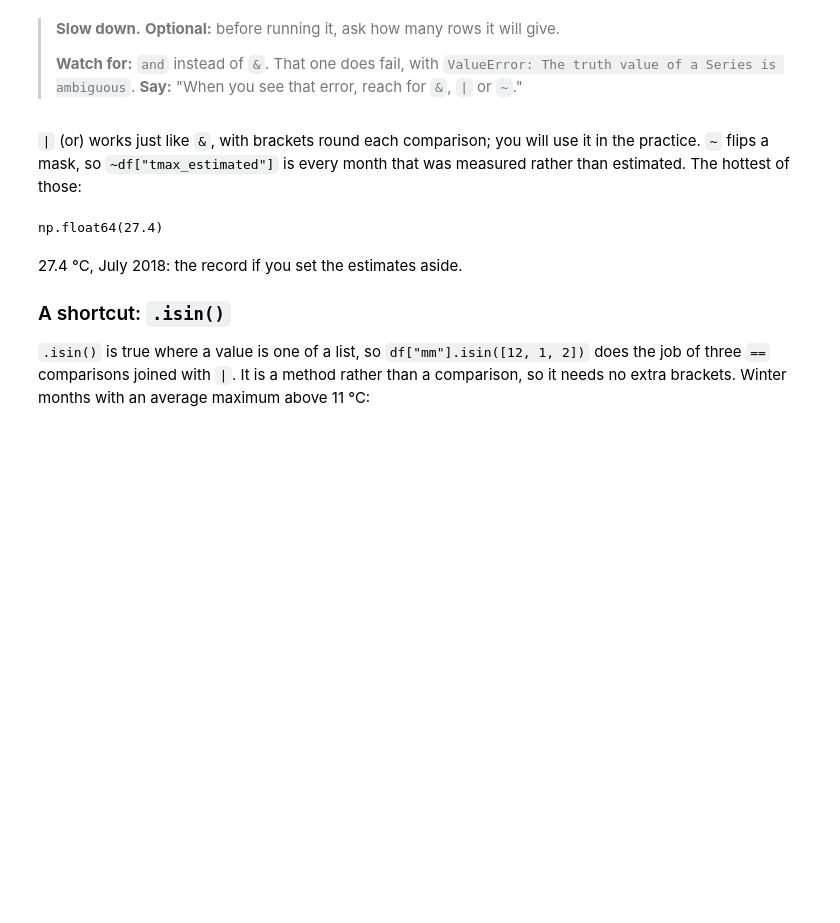
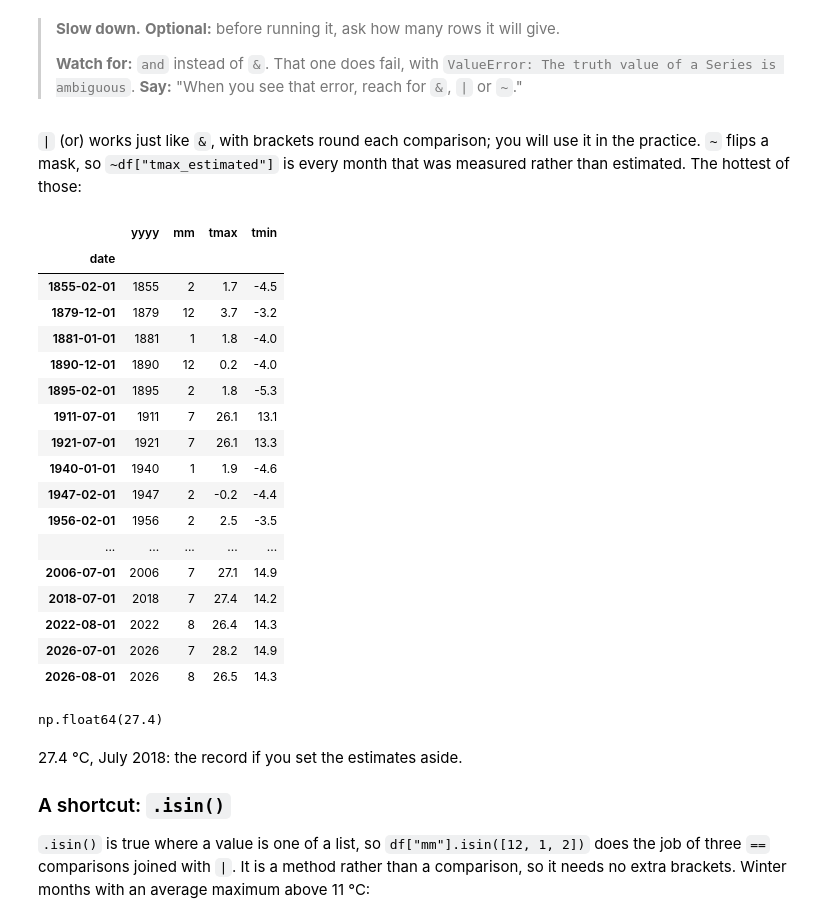
Before and after one commit to cafoala/cfrr-python-for-data-analysis, a Jupyter notebook: instructor/day1_demo.ipynb, the cells around one changed output. Cells and saved outputs as stored; diff of their text form; code cells hidden in the pictures; blank space fills up the shorter version.

```diff
--- a/instructor/day1_demo.ipynb
+++ b/instructor/day1_demo.ipynb
@@ -723,6 +782,28 @@ len(df[df["tmax"] > 23 & df["tmax_estimated"]])
 > **Watch for:** `and` instead of `&`. That one does fail, with `ValueError: The truth value of a Series is ambiguous`. **Say:** "When you see that error, reach for `&`, `|` or `~`."
 # %% [markdown]
 `|` (or) works just like `&`, with brackets round each comparison; you will use it in the practice. `~` flips a mask, so `~df["tmax_estimated"]` is every month that was measured rather than estimated. The hottest of those:
+# %%
+df.loc[(df["tmax"] > 26) | (df["tmin"] < -3)]
+df.loc[(df["tmax"] > 26) | (df["tmin"] < -3), ["yyyy", "mm", "tmax", "tmin"]]
+# %% [output]
+|  | yyyy | mm | tmax | tmin |
+| date |  |  |  |  |
+| 1855-02-01 | 1855 | 2 | 1.7 | -4.5 |
+| 1879-12-01 | 1879 | 12 | 3.7 | -3.2 |
+| 1881-01-01 | 1881 | 1 | 1.8 | -4.0 |
+| 1890-12-01 | 1890 | 12 | 0.2 | -4.0 |
+| 1895-02-01 | 1895 | 2 | 1.8 | -5.3 |
+| 1911-07-01 | 1911 | 7 | 26.1 | 13.1 |
+| 1921-07-01 | 1921 | 7 | 26.1 | 13.3 |
+| 1940-01-01 | 1940 | 1 | 1.9 | -4.6 |
+| 1947-02-01 | 1947 | 2 | -0.2 | -4.4 |
+| 1956-02-01 | 1956 | 2 | 2.5 | -3.5 |
+| ... | ... | ... | ... | ... |
+| 2006-07-01 | 2006 | 7 | 27.1 | 14.9 |
+| 2018-07-01 | 2018 | 7 | 27.4 | 14.2 |
+| 2022-08-01 | 2022 | 8 | 26.4 | 14.3 |
+| 2026-07-01 | 2026 | 7 | 28.2 | 14.9 |
+| 2026-08-01 | 2026 | 8 | 26.5 | 14.3 |
 # %%
 df.loc[~df["tmax_estimated"], "tmax"].max()
 # %% [output]
```
Also changed, not shown: parts of 25 cells of this notebook, 2 other files.
